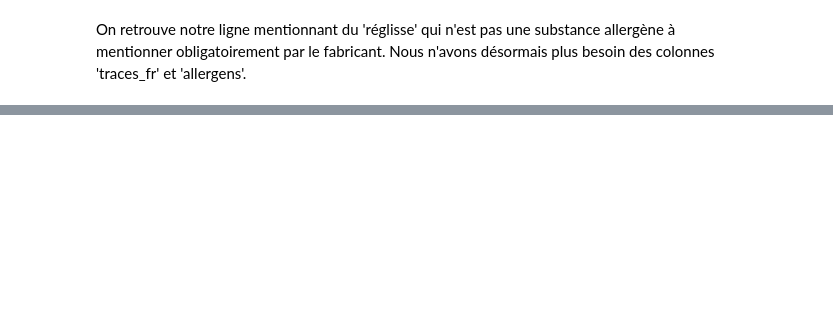
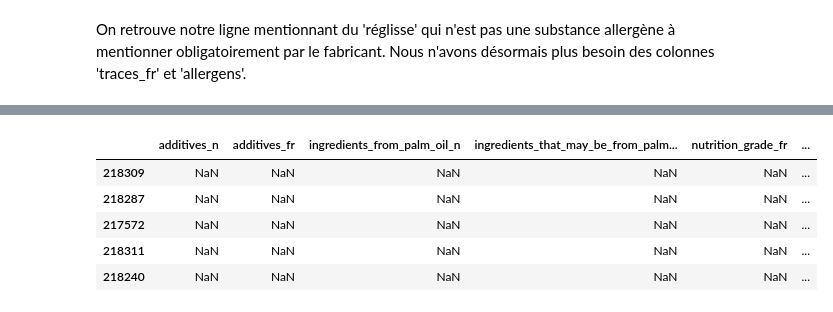
Before and after one commit to jkomb/P2---Application-Sante--Publique, a Jupyter notebook: KOMBEM_Jonathan_1_notebook_nettoyage_082022.ipynb, the cells around one changed output, grey strips where cells are left out. Saved outputs shown, nothing was run; the diff lists cells and outputs as text; code cells hidden in the pictures; blank space fills up the shorter version.

```diff
--- a/KOMBEM_Jonathan_1_notebook_nettoyage_082022.ipynb
+++ b/KOMBEM_Jonathan_1_notebook_nettoyage_082022.ipynb
@@ -662,0 +1072,3 @@ df_3 = df.copy()
+# %%
+col4 = list(df.columns[df.columns.get_loc('serving_size'):df.columns.get_loc('energy_100g')])
+col4
@@ -662,0 +1128,19 @@ df_3 = df.copy()
+# %%
+col_part4_to_drop = col4
+col_part4_to_drop.remove('additives_n')
+col_part4_to_drop.remove('additives_fr')
+col_part4_to_drop.remove('ingredients_from_palm_oil_n')
+col_part4_to_drop.remove('ingredients_that_may_be_from_palm_oil_n')
+col_part4_to_drop.remove('nutrition_grade_fr')
+col_part4_to_drop.remove('image_small_url')
+df.drop(columns=col_part4_to_drop, inplace=True)
+# %%
+col4 = list(df.columns[df.columns.get_loc('additives_n'):df.columns.get_loc('energy_100g')])
+df[col4].head()
+# %% [output]
+|  | additives_n | additives_fr | ingredients_from_palm_oil_n | ingredients_that_may_be_from_palm... | nutrition_grade_fr | ... |
+| 218309 | NaN | NaN | NaN | NaN | NaN | ... |
+| 218287 | NaN | NaN | NaN | NaN | NaN | ... |
+| 217572 | NaN | NaN | NaN | NaN | NaN | ... |
+| 218311 | NaN | NaN | NaN | NaN | NaN | ... |
+| 218240 | NaN | NaN | NaN | NaN | NaN | ... |
```
Also changed, not shown: parts of 80 cells of this notebook, 1 other file.
